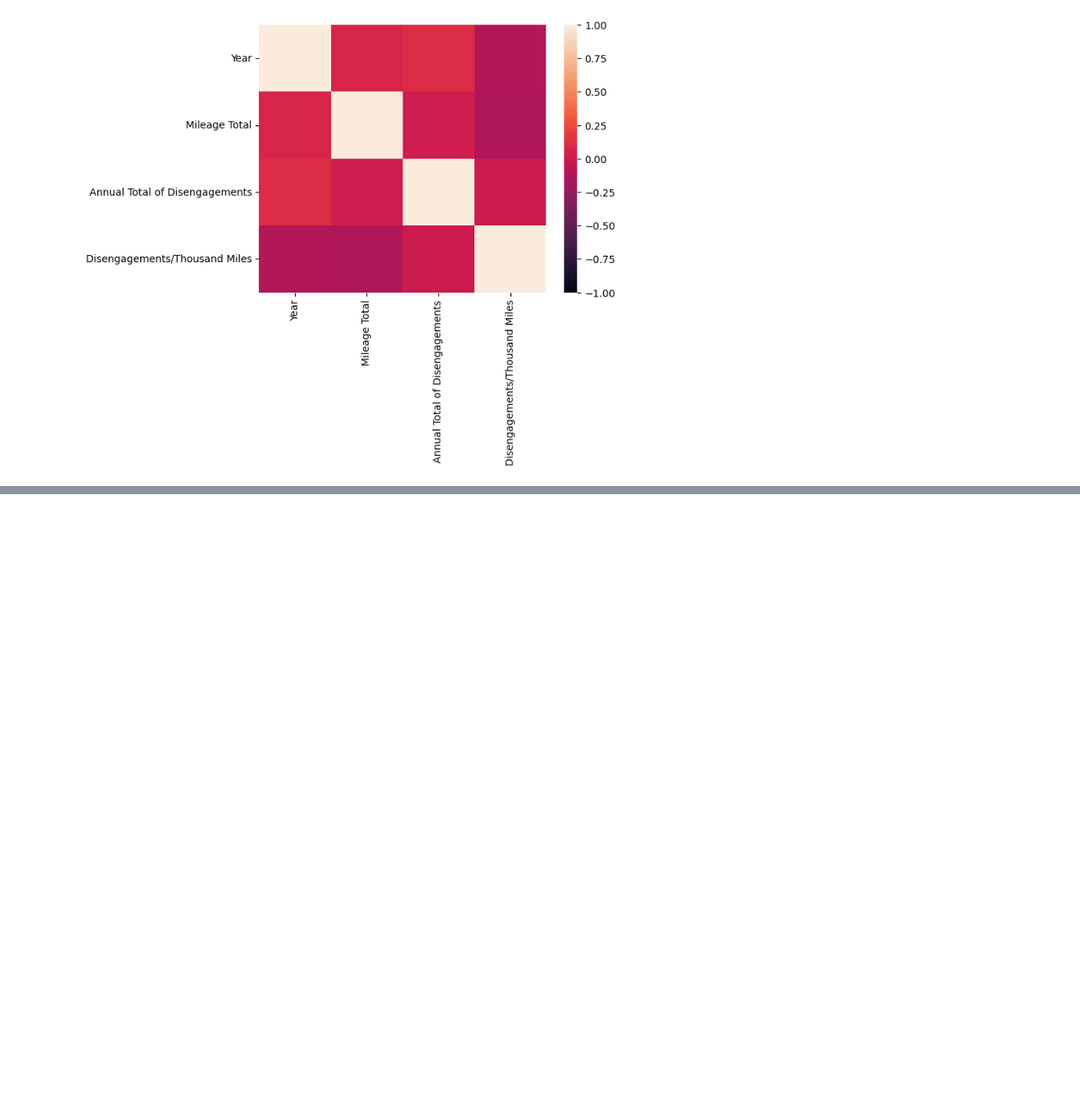
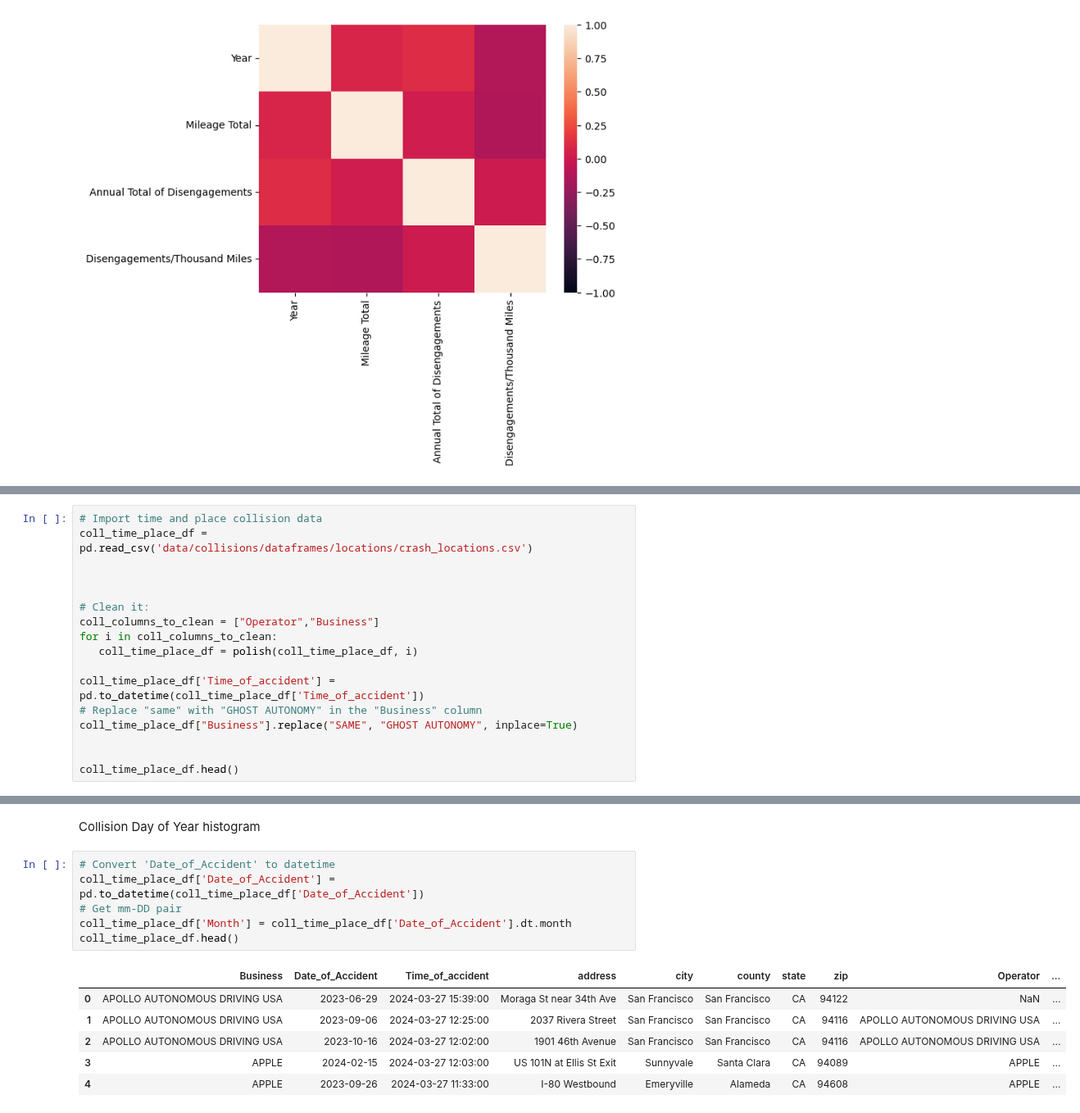
Before and after one commit to Kyle-Markwardt/self-driving-vehicles, a Jupyter notebook: main.ipynb, the cells around one changed output, grey strips where cells are left out. Shown at 82% size. Cells and saved outputs as stored; diff of their text form; blank space fills up the shorter version.

```diff
--- a/main.ipynb
+++ b/main.ipynb
@@ -649,0 +646,17 @@ sns.heatmap(correlation_df, vmin=-1, vmax=1)
+# %%
+# Import time and place collision data
+coll_time_place_df = pd.read_csv('data/collisions/dataframes/locations/crash_locations.csv')
+
+
+
+# Clean it:
+coll_columns_to_clean = ["Operator","Business"]
+for i in coll_columns_to_clean:
+   coll_time_place_df = polish(coll_time_place_df, i)
+
+coll_time_place_df['Time_of_accident'] = pd.to_datetime(coll_time_place_df['Time_of_accident'])
+# Replace "same" with "GHOST AUTONOMY" in the "Business" column
+coll_time_place_df["Business"].replace("SAME", "GHOST AUTONOMY", inplace=True)
+
+
+coll_time_place_df.head()
@@ -649,0 +692,15 @@ sns.heatmap(correlation_df, vmin=-1, vmax=1)
+# %% [markdown]
+Collision Day of Year histogram
+# %%
+# Convert 'Date_of_Accident' to datetime
+coll_time_place_df['Date_of_Accident'] = pd.to_datetime(coll_time_place_df['Date_of_Accident'])
+# Get mm-DD pair
+coll_time_place_df['Month'] = coll_time_place_df['Date_of_Accident'].dt.month
+coll_time_place_df.head()
+# %% [output]
+|  | Business | Date_of_Accident | Time_of_accident | address | city | county | state | zip | Operator | ... |
+| 0 | APOLLO AUTONOMOUS DRIVING USA | 2023-06-29 | 2024-03-27 15:39:00 | Moraga St near 34th Ave | San Francisco | San Francisco | CA | 94122 | NaN | ... |
+| 1 | APOLLO AUTONOMOUS DRIVING USA | 2023-09-06 | 2024-03-27 12:25:00 | 2037 Rivera Street | San Francisco | San Francisco | CA | 94116 | APOLLO AUTONOMOUS DRIVING USA | ... |
+| 2 | APOLLO AUTONOMOUS DRIVING USA | 2023-10-16 | 2024-03-27 12:02:00 | 1901 46th Avenue | San Francisco | San Francisco | CA | 94116 | APOLLO AUTONOMOUS DRIVING USA | ... |
+| 3 | APPLE | 2024-02-15 | 2024-03-27 12:03:00 | US 101N at Ellis St Exit | Sunnyvale | Santa Clara | CA | 94089 | APPLE | ... |
+| 4 | APPLE | 2023-09-26 | 2024-03-27 11:33:00 | I-80 Westbound | Emeryville | Alameda | CA | 94608 | APPLE | ... |
```
Also changed, not shown: parts of 6 cells of this notebook, 2 other files.
